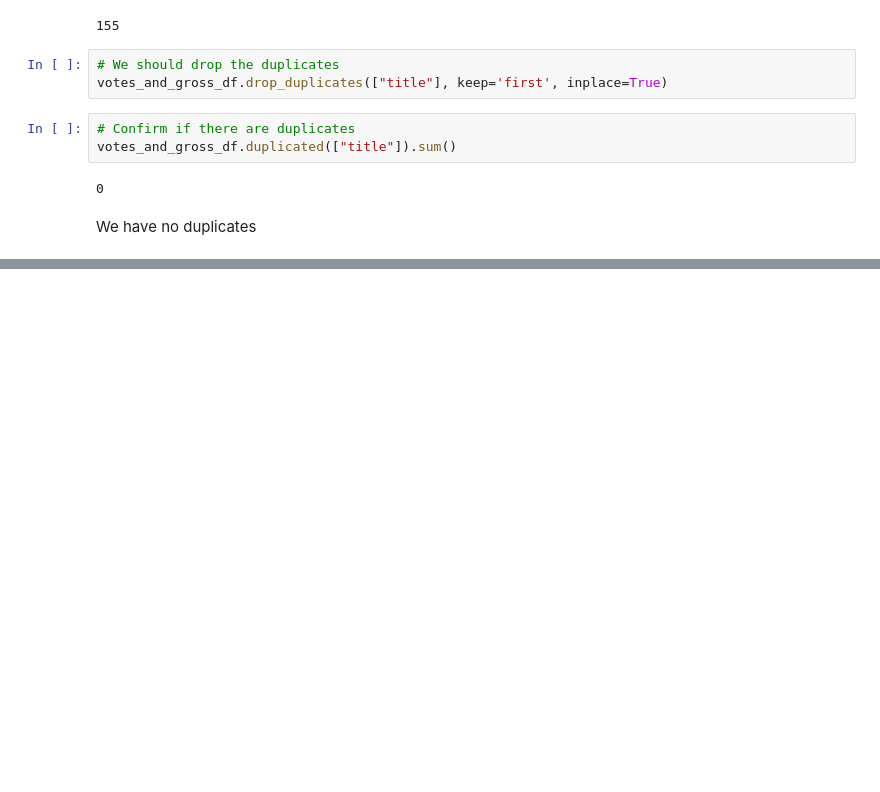
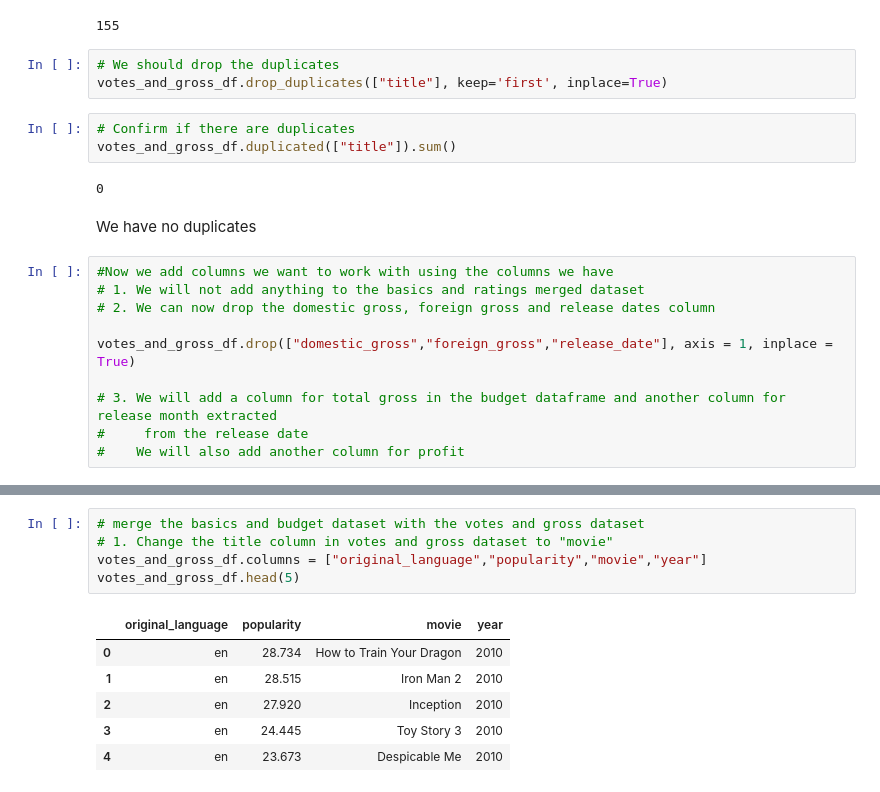
Before and after one commit to Deborah-Okeyo/group-eight-project, a Jupyter notebook: index.ipynb, the cells around one changed output, grey strips where cells are left out. Drawn from its saved outputs; the diff is of its cells as text; blank space fills up the shorter version.

```diff
--- a/index.ipynb
+++ b/index.ipynb
@@ -573,3 +573,13 @@ votes_and_gross_df.duplicated(["title"]).sum()
 0
 # %% [markdown]
 We have no duplicates
+# %%
+#Now we add columns we want to work with using the columns we have
+# 1. We will not add anything to the basics and ratings merged dataset
+# 2. We can now drop the domestic gross, foreign gross and release dates column
+
+votes_and_gross_df.drop(["domestic_gross","foreign_gross","release_date"], axis = 1, inplace = True)
+
+# 3. We will add a column for total gross in the budget dataframe and another column for release month extracted
+#     from the release date
+#    We will also add another column for profit
@@ -575,0 +621,12 @@ We have no duplicates
+# %%
+# merge the basics and budget dataset with the votes and gross dataset
+# 1. Change the title column in votes and gross dataset to "movie"
+votes_and_gross_df.columns = ["original_language","popularity","movie","year"]
+votes_and_gross_df.head(5)
+# %% [output]
+|  | original_language | popularity | movie | year |
+| 0 | en | 28.734 | How to Train Your Dragon | 2010 |
+| 1 | en | 28.515 | Iron Man 2 | 2010 |
+| 2 | en | 27.920 | Inception | 2010 |
+| 3 | en | 24.445 | Toy Story 3 | 2010 |
+| 4 | en | 23.673 | Despicable Me | 2010 |
```
Also changed, not shown: parts of 10 cells of this notebook.
